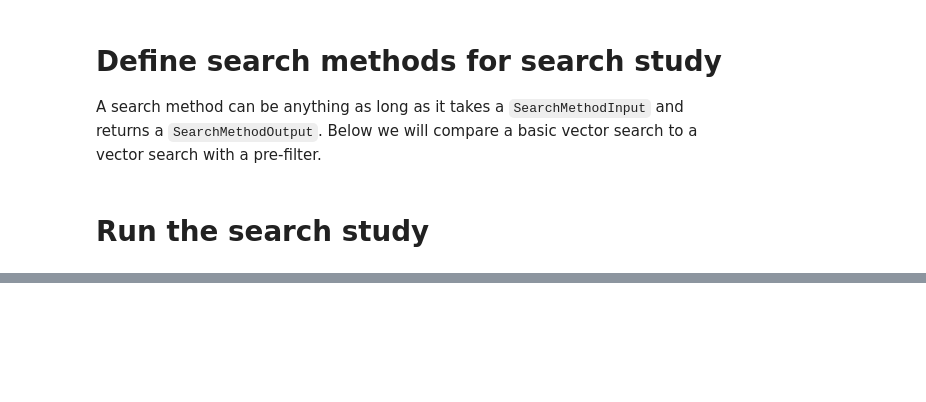
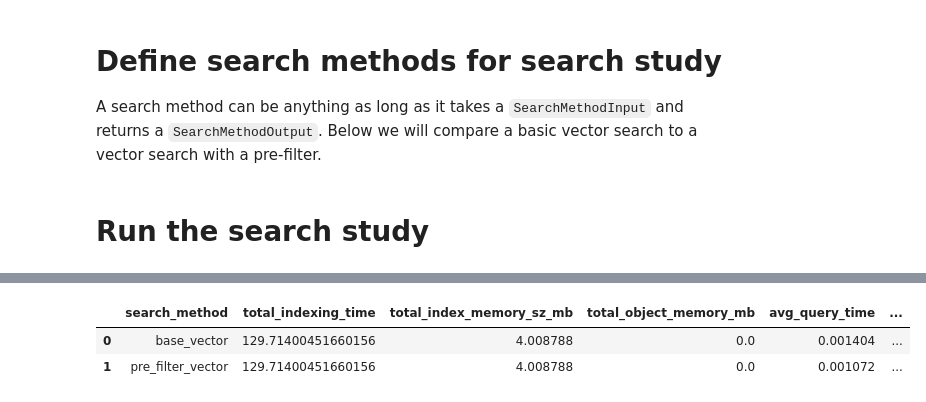
Before and after one commit to redis-applied-ai/redis-retrieval-optimizer, a Jupyter notebook: docs/examples/search_study/00_search_study.ipynb, the cells around one changed output, grey strips where cells are left out. Drawn from its saved outputs; the diff is of its cells as text; code cells hidden in the pictures; blank space fills up the shorter version.

```diff
--- a/docs/examples/search_study/00_search_study.ipynb
+++ b/docs/examples/search_study/00_search_study.ipynb
@@ -171,8 +185,8 @@ def gather_vector_results(search_method_input: SearchMethodInput) -> SearchMetho
     redis_res_vector = {}
 
     for key in search_method_input.raw_queries:
-        text_query = search_method_input.raw_queries[key]
-        vec_query = vector_query(text_query, 10, search_method_input.emb_model)
+        query_info = search_method_input.raw_queries[key]
+        vec_query = vector_query(query_info, 10, search_method_input.emb_model)
         res = run_search_w_time(
             search_method_input.index, vec_query, search_method_input.query_metrics
         )
@@ -443,0 +223,6 @@ Note: you may need to restart the kernel to use updated packages.
+# %%
+metrics
+# %% [output]
+|  | search_method | total_indexing_time | total_index_memory_sz_mb | total_object_memory_mb | avg_query_time | ... |
+| 0 | base_vector | 129.71400451660156 | 4.008788 | 0.0 | 0.001404 | ... |
+| 1 | pre_filter_vector | 129.71400451660156 | 4.008788 | 0.0 | 0.001072 | ... |
```
Also changed, not shown: parts of 26 cells of this notebook, 6 other files.
